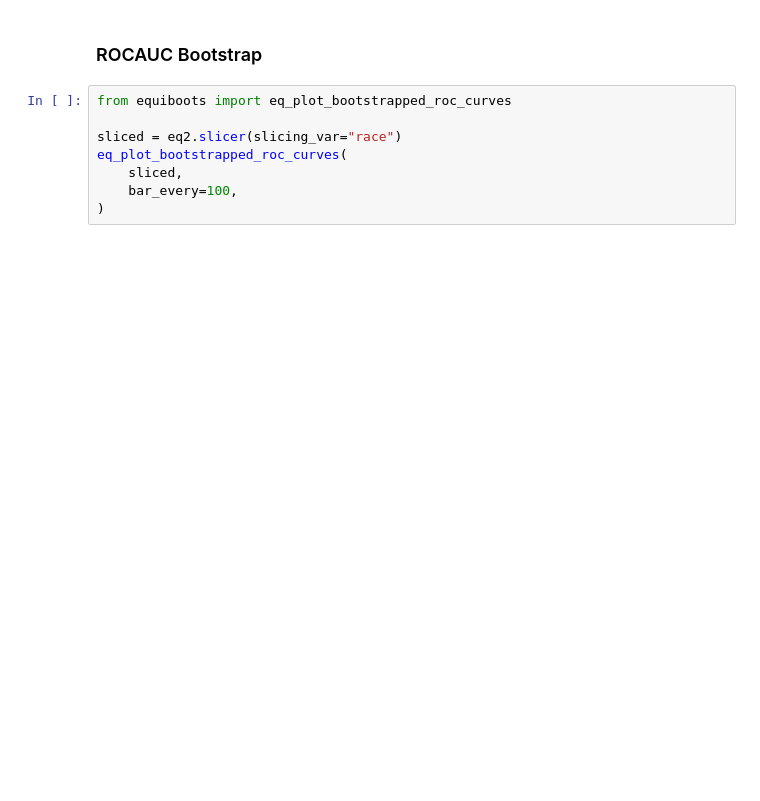
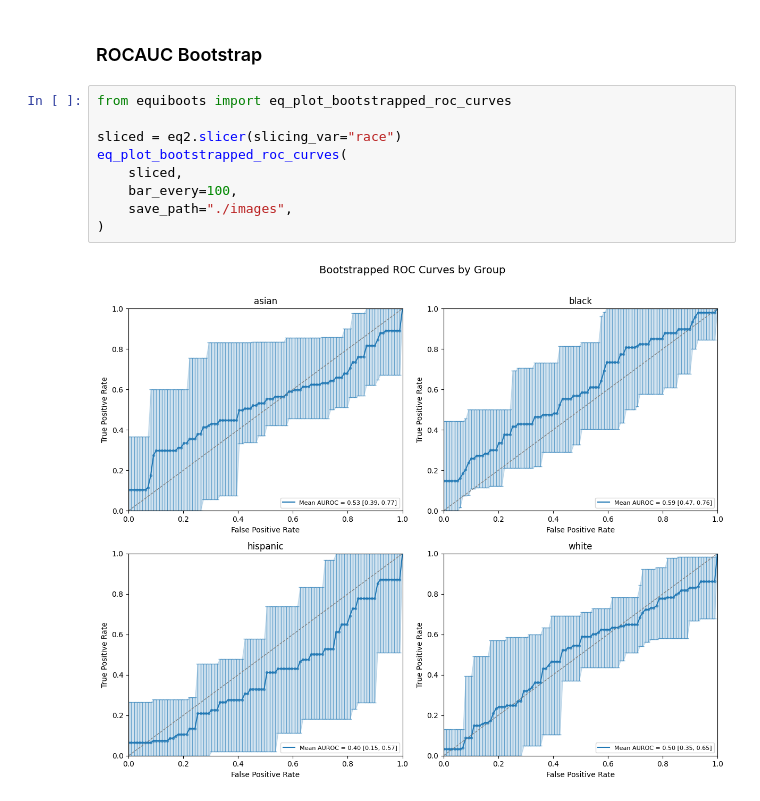
Before and after one commit to uclamii/equiboots, a Jupyter notebook: notebooks/equi_boots_plots.ipynb, the cells around one changed output. Cells and saved outputs as stored; diff of their text form; blank space fills up the shorter version.

```diff
--- a/notebooks/equi_boots_plots.ipynb
+++ b/notebooks/equi_boots_plots.ipynb
@@ -176,9 +176,12 @@ eqb.eq_disparity_metrics_plot(
 # %%
 from equiboots import eq_plot_bootstrapped_roc_curves
 
 sliced = eq2.slicer(slicing_var="race")
 eq_plot_bootstrapped_roc_curves(
     sliced,
     bar_every=100,
+    save_path="./images",
 )
+# %% [output]
+[figure, added]
 # %%
```
Also changed, not shown: parts of 9 cells of this notebook, 2 other files.
